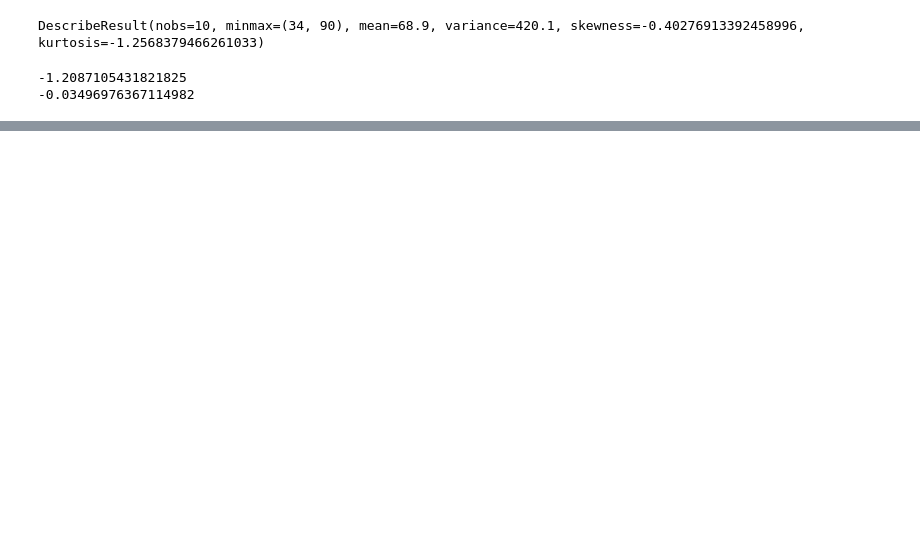
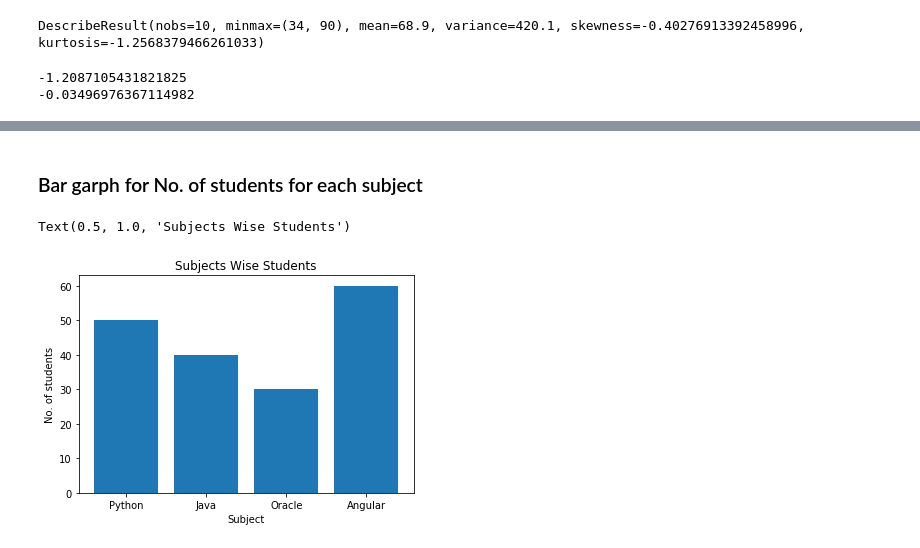
Before and after one commit to srikanthpragada/DS_16_AUG_2019, a Jupyter notebook: stat_demo.ipynb, the cells around one changed output, grey strips where cells are left out. Drawn from its saved outputs; the diff is of its cells as text; code cells hidden in the pictures; blank space fills up the shorter version.

```diff
--- a/stat_demo.ipynb
+++ b/stat_demo.ipynb
@@ -55,0 +108,12 @@ print(ss.skew(data))
+# %% [markdown]
+###  Bar garph for No. of students for each subject
+# %%
+subjects = ['Python','Java','Oracle','Angular']
+students = [50,40,30,60]
+plt.bar(subjects,students)
+plt.xlabel("Subject")
+plt.ylabel("No. of students")
+plt.title("Subjects Wise Students")
+# %% [output]
+Text(0.5, 1.0, 'Subjects Wise Students')
+[figure, added]
```
Also changed, not shown: parts of 16 cells of this notebook.
